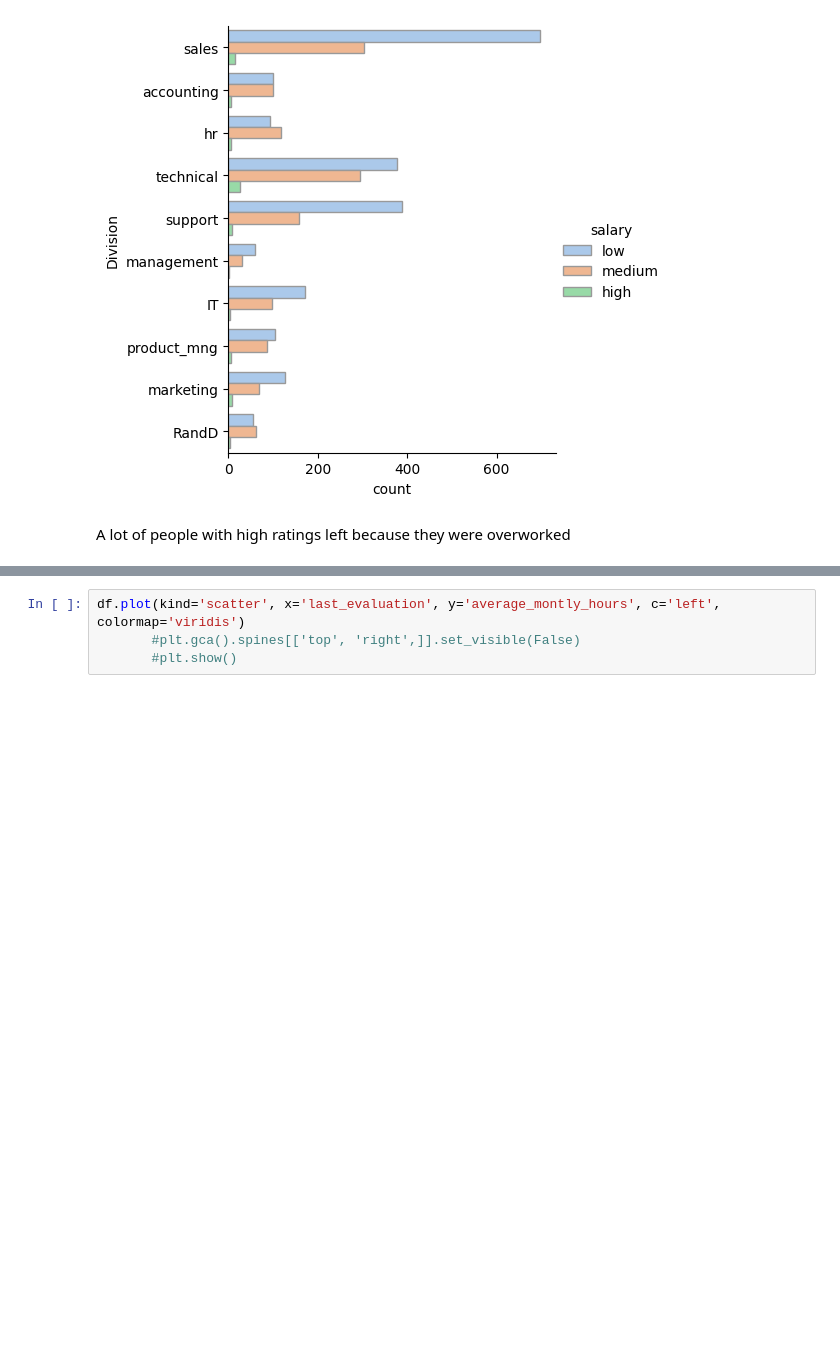
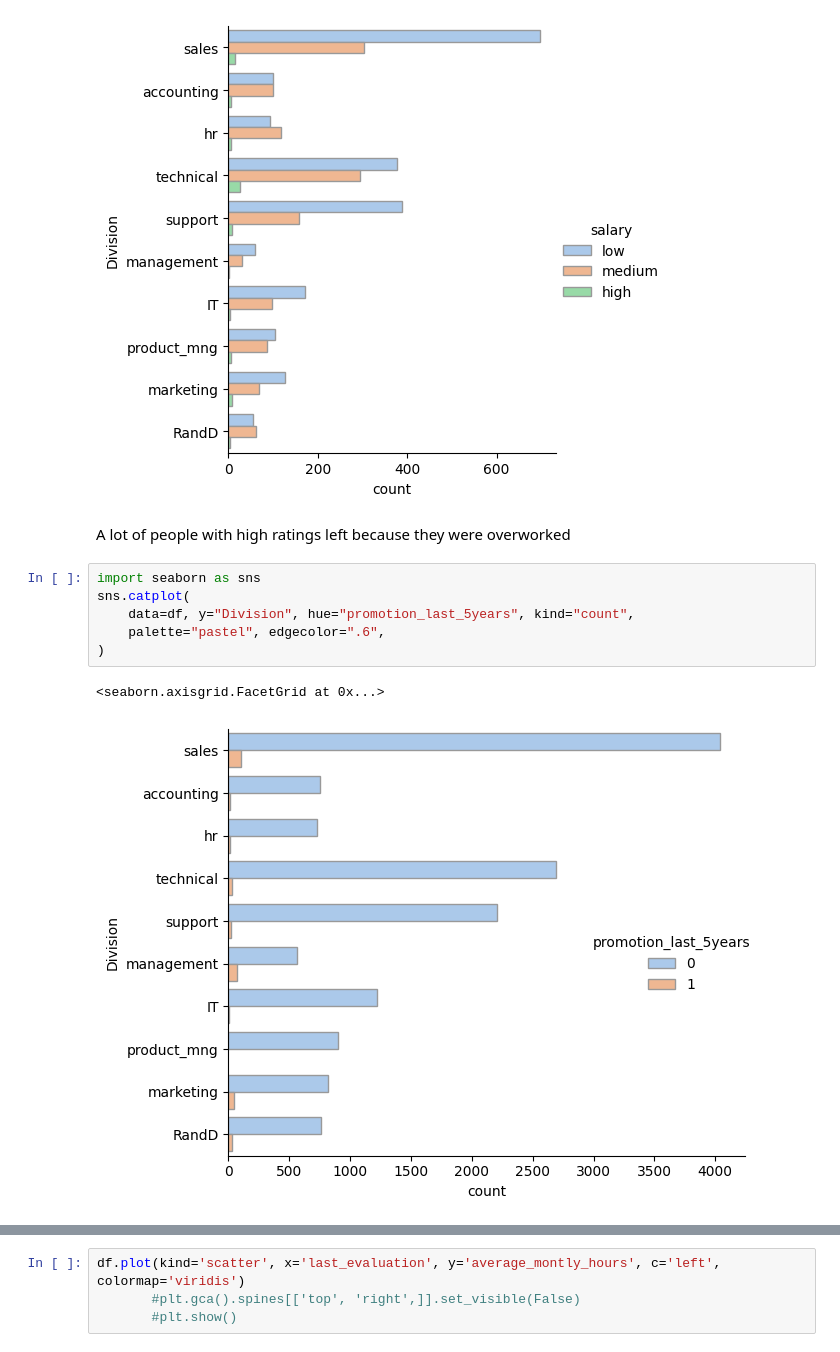
Before and after one commit to pikaru81/pandas_exercises, a Jupyter notebook: Why are employees leaving.ipynb, the cells around one changed output, grey strips where cells are left out. Saved outputs shown, nothing was run; the diff lists cells and outputs as text; blank space fills up the shorter version.

```diff
--- a/Why are employees leaving.ipynb
+++ b/Why are employees leaving.ipynb
@@ -335,3 +321,12 @@ sns.catplot(
 [figure]
 # %% [markdown]
 A lot of people with high ratings left because they were overworked
+# %%
+import seaborn as sns
+sns.catplot(
+    data=df, y="Division", hue="promotion_last_5years", kind="count",
+    palette="pastel", edgecolor=".6",
+)
+# %% [output]
+<seaborn.axisgrid.FacetGrid at 0x...>
+[figure, added]
```
Also changed, not shown: parts of 8 cells of this notebook.
